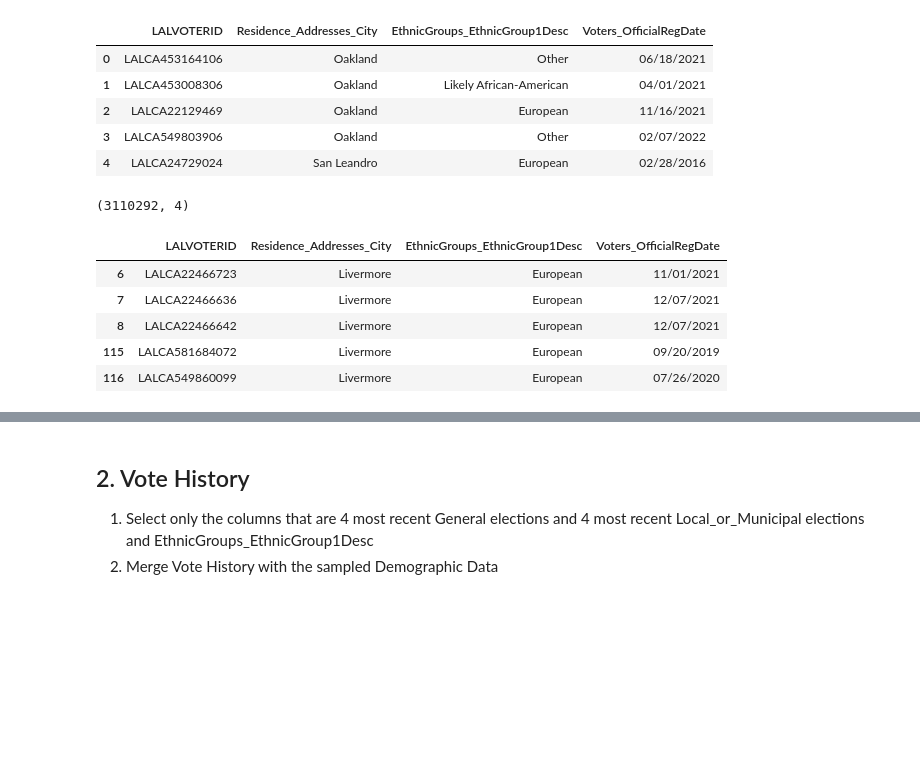
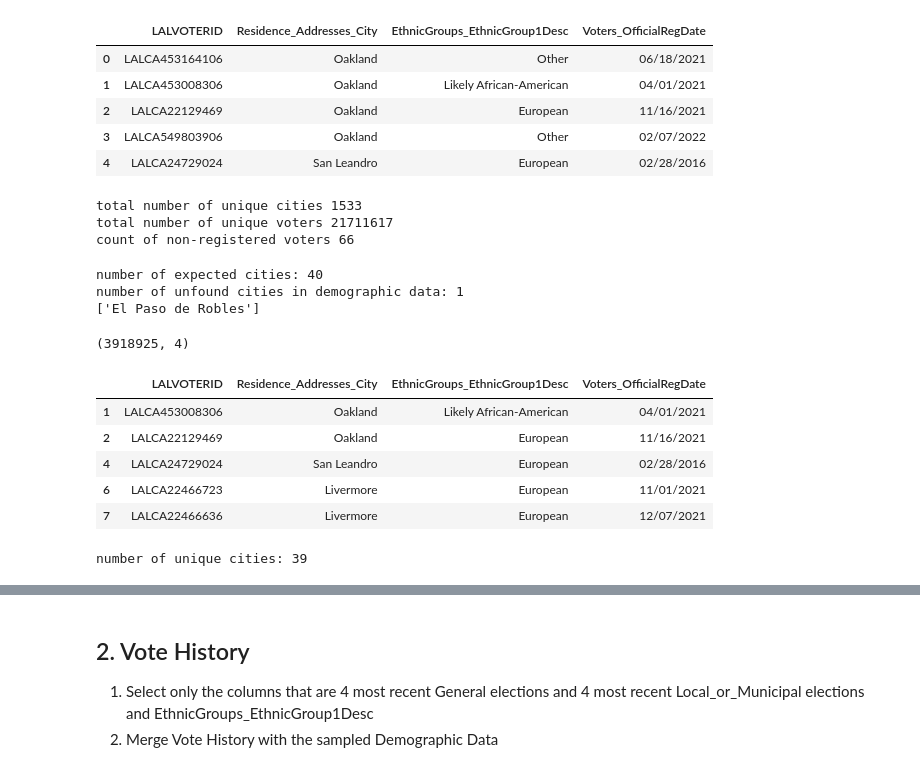
Before and after one commit to jnshzk/capstone, a Jupyter notebook: combine_demographic_vote_history.ipynb, the cells around one changed output, grey strips where cells are left out. Cells and saved outputs as stored; diff of their text form; code cells hidden in the pictures; blank space fills up the shorter version.

```diff
--- a/combine_demographic_vote_history.ipynb
+++ b/combine_demographic_vote_history.ipynb
@@ -5,7 +15,15 @@ import pandas as pd
 import janitor
 import gc
 # %%
-sampled_cityName = ['Fresno',
+RCV_cities = ['San Francisco',
+ 'Oakland',
+ 'Berkeley',
+ 'San Leandro',
+ 'Palm Desert',
+ 'Eureka',
+ 'Albany']
+
+sampled_nonRCV_cities = ['Fresno',
  'San Diego',
  'Sacramento',
  'Riverside',
@@ -41,7 +59,12 @@ sampled_cityName = ['Fresno',
  'San Carlos',
  'Solvang']
 
-print(len(sampled_cityName))
-print(len(set(sampled_cityName)))
-print(set([x for x in sampled_cityName if sampled_cityName.count(x) > 1]))
+print("total number of cities:", len(sampled_nonRCV_cities))
+
+print("number of distinct cities:", len(set(sampled_nonRCV_cities)))
+
+print("name of cities that were duplicated:", set([x for x in sampled_nonRCV_cities if sampled_nonRCV_cities.count(x) > 1]))
+
+combined_sampled_cityName = RCV_cities+list(set(sampled_nonRCV_cities))
+print("number of distinct RCV and sampled nonRCV cities:", len(combined_sampled_cityName))
 # %% [output]
@@ -77,23 +101,45 @@ state_demographic.head(5)
 | 2 | LALCA22129469 | Oakland | European | 11/16/2021 |
 | 3 | LALCA549803906 | Oakland | Other | 02/07/2022 |
 | 4 | LALCA24729024 | San Leandro | European | 02/28/2016 |
+# %%
+print("total number of unique cities", state_demographic.Residence_Addresses_City.nunique())
+print("total number of unique voters", state_demographic.LALVOTERID.nunique())
+print("count of non-registered voters", len(state_demographic[state_demographic['Voters_OfficialRegDate'].isnull()]))
+# %% [output]
+total number of unique cities 1533
+total number of unique voters 21711617
+count of non-registered voters 66
+# %%
+print("number of expected cities:", len(combined_sampled_cityName))
+missing_cities = [city for city in combined_sampled_cityName if city not in state_demographic['Residence_Addresses_City'].unique()]
+if len(missing_cities) > 0:
+    print("number of cities not found in demographic data:", len(missing_cities))
+    print(missing_cities)
+# %% [output]
+number of expected cities: 40
+number of unfound cities in demographic data: 1
+['El Paso de Robles']
 # %%
 selected_ethnicities = ['European', 'Likely African-American','Hispanic and Portuguese', 'East and South Asian']
 
-state_demographic_subset = state_demographic[state_demographic['Residence_Addresses_City'].isin(sampled_cityName) &
+state_demographic_subset = state_demographic[state_demographic['Residence_Addresses_City'].isin(combined_sampled_cityName) &
                                              state_demographic['EthnicGroups_EthnicGroup1Desc'].isin(selected_ethnicities) &
                                              state_demographic['Voters_OfficialRegDate'].notnull()
                                             ]
 print(state_demographic_subset.shape)
 state_demographic_subset.head()
 # %% [output]
-(3110292, 4)
+(3918925, 4)
 |  | LALVOTERID | Residence_Addresses_City | EthnicGroups_EthnicGroup1Desc | Voters_OfficialRegDate |
+| 1 | LALCA453008306 | Oakland | Likely African-American | 04/01/2021 |
+| 2 | LALCA22129469 | Oakland | European | 11/16/2021 |
+| 4 | LALCA24729024 | San Leandro | European | 02/28/2016 |
 | 6 | LALCA22466723 | Livermore | European | 11/01/2021 |
 | 7 | LALCA22466636 | Livermore | European | 12/07/2021 |
-| 8 | LALCA22466642 | Livermore | European | 12/07/2021 |
-| 115 | LALCA581684072 | Livermore | European | 09/20/2019 |
-| 116 | LALCA549860099 | Livermore | European | 07/26/2020 |
+# %%
+print("number of unique cities:", state_demographic_subset.Residence_Addresses_City.nunique())
+# %% [output]
+number of unique cities: 39
 # %%
 del state_demographic
 gc.collect()
```
Also changed, not shown: parts of 40 cells of this notebook.
